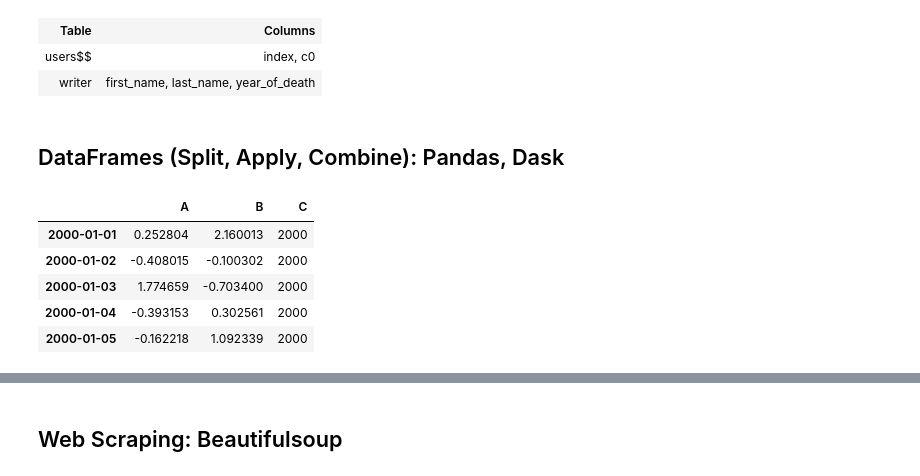
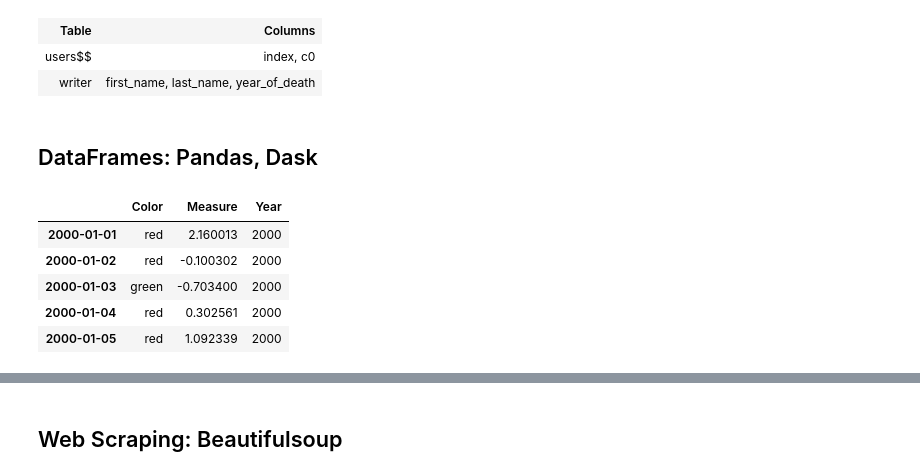
Before and after one commit to winpython/winpython_afterdoc, a Jupyter notebook: docs/Winpython_checker.ipynb, the cells around one changed output, grey strips where cells are left out. Drawn from its saved outputs; the diff is of its cells as text; code cells hidden in the pictures.

Commit message:
better split_apply_combine example

```diff
--- a/docs/Winpython_checker.ipynb
+++ b/docs/Winpython_checker.ipynb
@@ -437,21 +438,21 @@ Refreshing schema. Please wait...done!
 | users$$ | index, c0 |
 | writer | first_name, last_name, year_of_death |
 # %% [markdown]
-## DataFrames (Split, Apply, Combine): Pandas, Dask
+## DataFrames: Pandas, Dask
 # %%
 #Pandas
 import pandas as pd
 import numpy as np
 
 idx = pd.date_range('2000', '2005', freq='d', closed='left')
-datas = pd.DataFrame({'A': np.random.randn(len(idx)),
-         'B': np.random.randn(len(idx)), 'C': idx.year},
+datas = pd.DataFrame({'Color':  [ 'green' if x> 1 else 'red' for x in np.random.randn(len(idx))],
+         'Measure': np.random.randn(len(idx)), 'Year': idx.year},
           index=idx)
 datas.head()
 # %% [output]
-|  | A | B | C |
-| 2000-01-01 | 0.252804 | 2.160013 | 2000 |
-| 2000-01-02 | -0.408015 | -0.100302 | 2000 |
-| 2000-01-03 | 1.774659 | -0.703400 | 2000 |
-| 2000-01-04 | -0.393153 | 0.302561 | 2000 |
-| 2000-01-05 | -0.162218 | 1.092339 | 2000 |
+|  | Color | Measure | Year |
+| 2000-01-01 | red | 2.160013 | 2000 |
+| 2000-01-02 | red | -0.100302 | 2000 |
+| 2000-01-03 | green | -0.703400 | 2000 |
+| 2000-01-04 | red | 0.302561 | 2000 |
+| 2000-01-05 | red | 1.092339 | 2000 |
```
Also changed, not shown: parts of 11 cells of this notebook.
